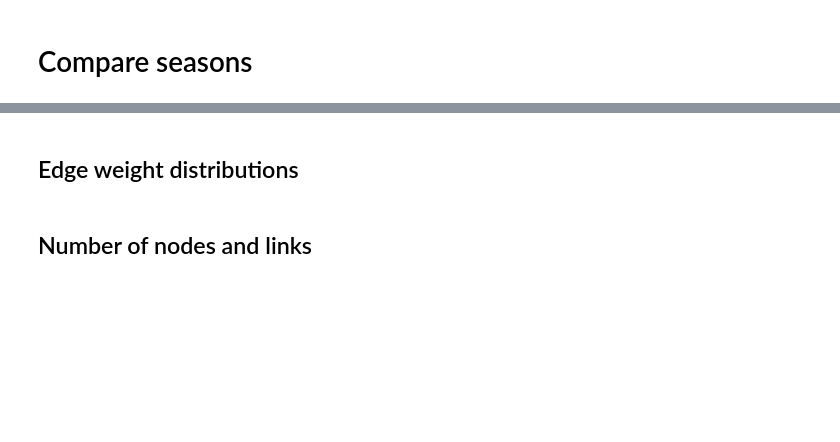
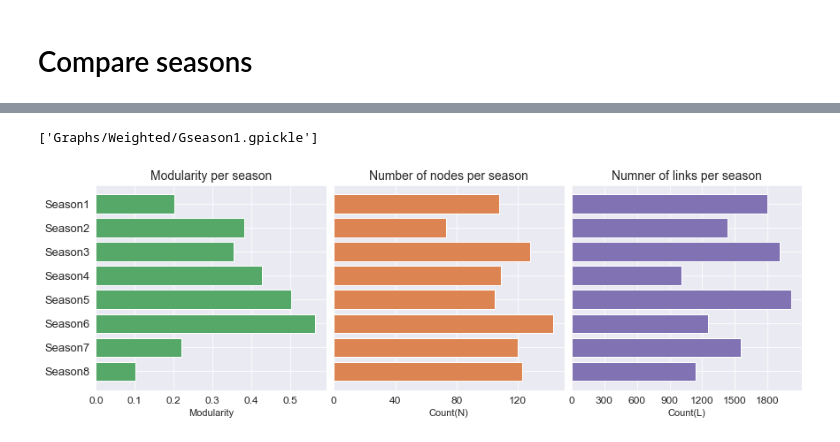
Before and after one commit to s183898/SocialScienceFinalProject, a Jupyter notebook: NetWorkMethods.ipynb, the cells around one changed output, grey strips where cells are left out. Drawn from its saved outputs; the diff is of its cells as text; code cells hidden in the pictures; blank space fills up the shorter version.

```diff
--- a/NetWorkMethods.ipynb
+++ b/NetWorkMethods.ipynb
@@ -1118,17 +1269,15 @@ LouvainCommunities = community_louvain.best_partition(G)
 
 # Add attribute to graph
 nx.set_node_attributes(G, LouvainCommunities, 'group')
-nx.write_gpickle(G, "Graphs/Gseason8unweight.gpickle")
+#nx.write_gpickle(G, "Graphs/Gseason8unweight.gpickle")
 
-# Visualise graph
-GraphVisu8, _ = nw.visualize(G)
-# Store visualisations in pickle
-with open('GraphPlots/Season8.pickle.pickle', 'wb') as handle:
-    pickle.dump(GraphVisu8, handle, protocol=pickle.HIGHEST_PROTOCOL)
+# Visualise graph # Visualise graph  (uncomment to enter netwulfs interactive graph visualisation tool)
+#GraphVisu8, _ = nw.visualize(G)
 
 
 # Compute modularity of louvain partition
 p = np.unique([i for i in LouvainCommunities.values()])
 partitioning = ['group', p]
-print("Modularity of unweighted of " +  "season 8: " +  str(GraphModularity(G,partitioning)))
+M8= GraphModularity(G,partitioning)
+print("Modularity of unweighted of " +  "season 8: " +  str(M8))
 # %% [output]
@@ -1143,4 +1294,4 @@ Modularity of unweighted of season 8: 0.10347606502446313
-# %% [markdown]
-## Edge weight distributions
-# %% [markdown]
-## Number of nodes and links
+# %%
+'Graphs/Weighted/Gseason1.gpickle'
+# %% [output]
+['Graphs/Weighted/Gseason1.gpickle']
@@ -1146,0 +1322,34 @@ Modularity of unweighted of season 8: 0.10347606502446313
+# %%
+# Plot modularities, number of nodes and number of links
+M = [M1, M2, M3, M4, M5, M6, M7,M8]
+N =  {s: len(G.nodes) for s,G in Weighted.items()}
+L = {s: len(G.edges) for s,G in Weighted.items()}
+S = ["Season"+ str(i) for i in range(1,9)]
+Data = [M, list(N.values()), list(L.values())]
+xlabel = ['Modularity', 'Count(N)', 'Count(L)']
+title = ['Modularity per season', 'Number of nodes per season', 'Numner of links per season']
+stepsize = [0.1, 40, 300]
+
+
+fig, ax = plt.subplots(1,3,figsize=(12,4))
+y = np.arange(len(M))
+for i in range(3):
+
+    ax[i].barh(y,Data[i], align='center', color = colors[i])#)
+    ax[i].invert_yaxis()  # labels read top-to-bottom
+    ax[0].set_yticks(y)
+    ax[i].set_xticks(np.arange(0,max(Data[i]),stepsize[i]))
+
+    if i == 0:
+        ax[i].set_yticklabels(S, size=13)
+    else:
+         ax[i].set_yticklabels("")
+
+    ax[i].tick_params(axis='x', labelsize=12)
+    ax[i].set_xlabel(xlabel[i], size=11)
+    ax[i].set_title(title[i] , size=14, weight=250, ha='center')
+plt.tight_layout(pad=0.4, w_pad=0.5, h_pad=1.0)
+sns.set_style('darkgrid')
+plt.show()
+# %% [output]
+[figure, added]
```
Also changed, not shown: parts of 164 cells of this notebook, 52 other files.
